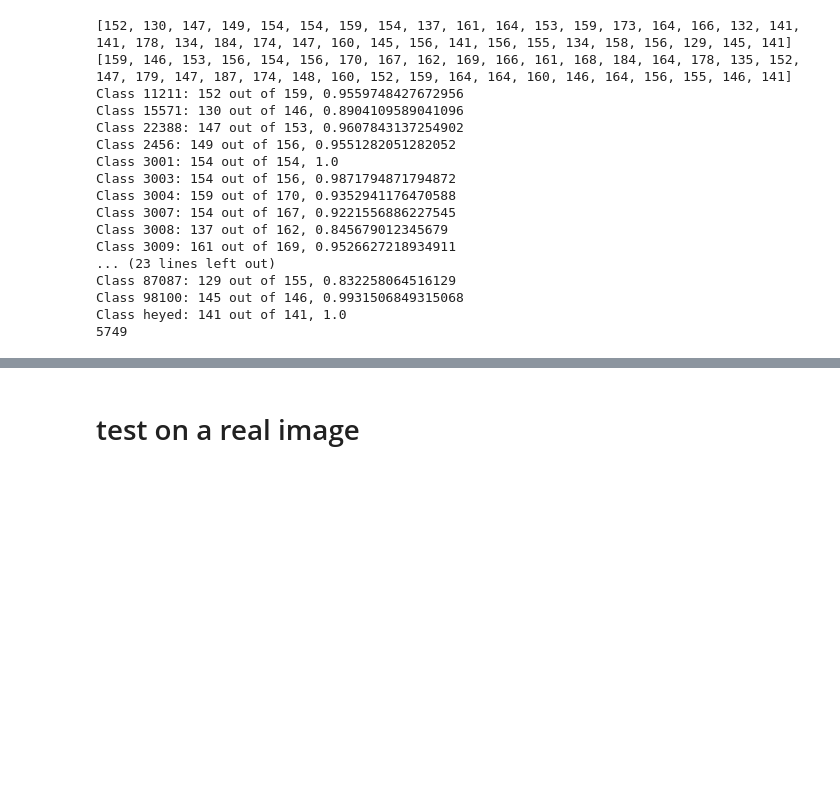
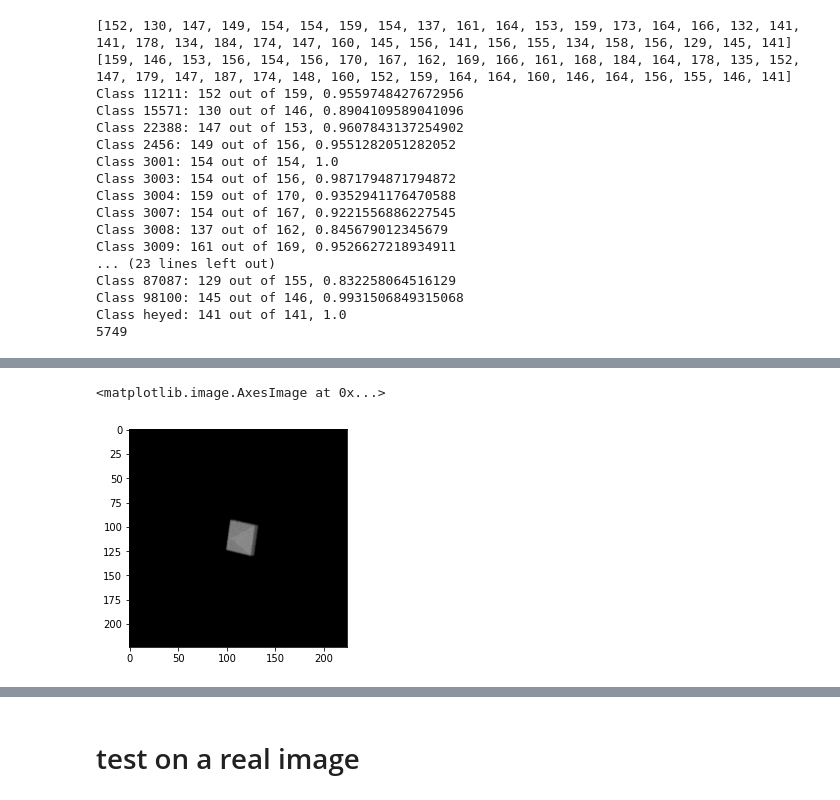
Before and after one commit to albogdan/aps360-project, a Jupyter notebook: FeatureKernelOnBerend.ipynb, the cells around one changed output, grey strips where cells are left out. Saved outputs shown, nothing was run; the diff lists cells and outputs as text; code cells hidden in the pictures; blank space fills up the shorter version.

```diff
--- a/FeatureKernelOnBerend.ipynb
+++ b/FeatureKernelOnBerend.ipynb
@@ -653,0 +731,6 @@ Class heyed: 141 out of 141, 1.0
+# %%
+img = wrongPredictions[2][0]
+plt.imshow(img.squeeze().permute(1, 2, 0))
+# %% [output]
+<matplotlib.image.AxesImage at 0x...>
+[figure, added]
```
Also changed, not shown: parts of 32 cells of this notebook.
